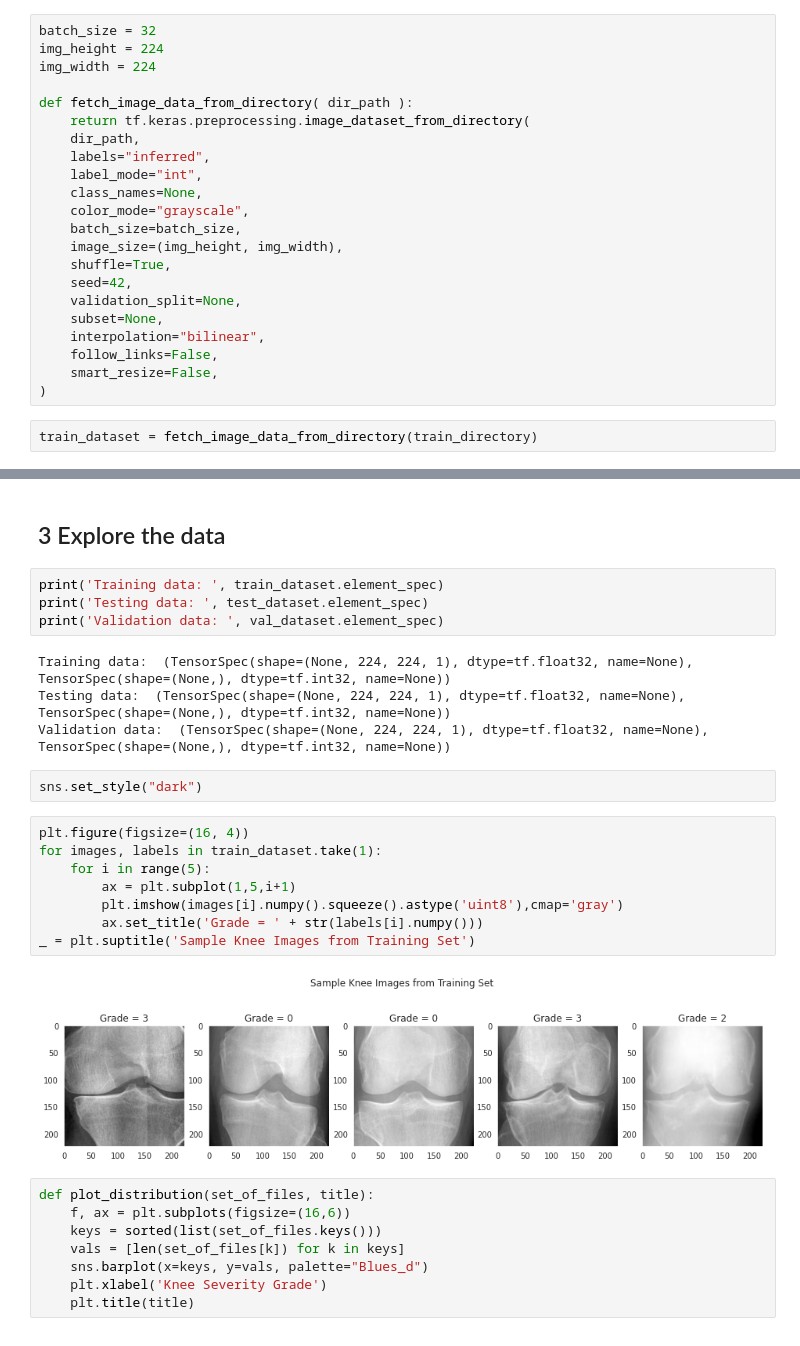
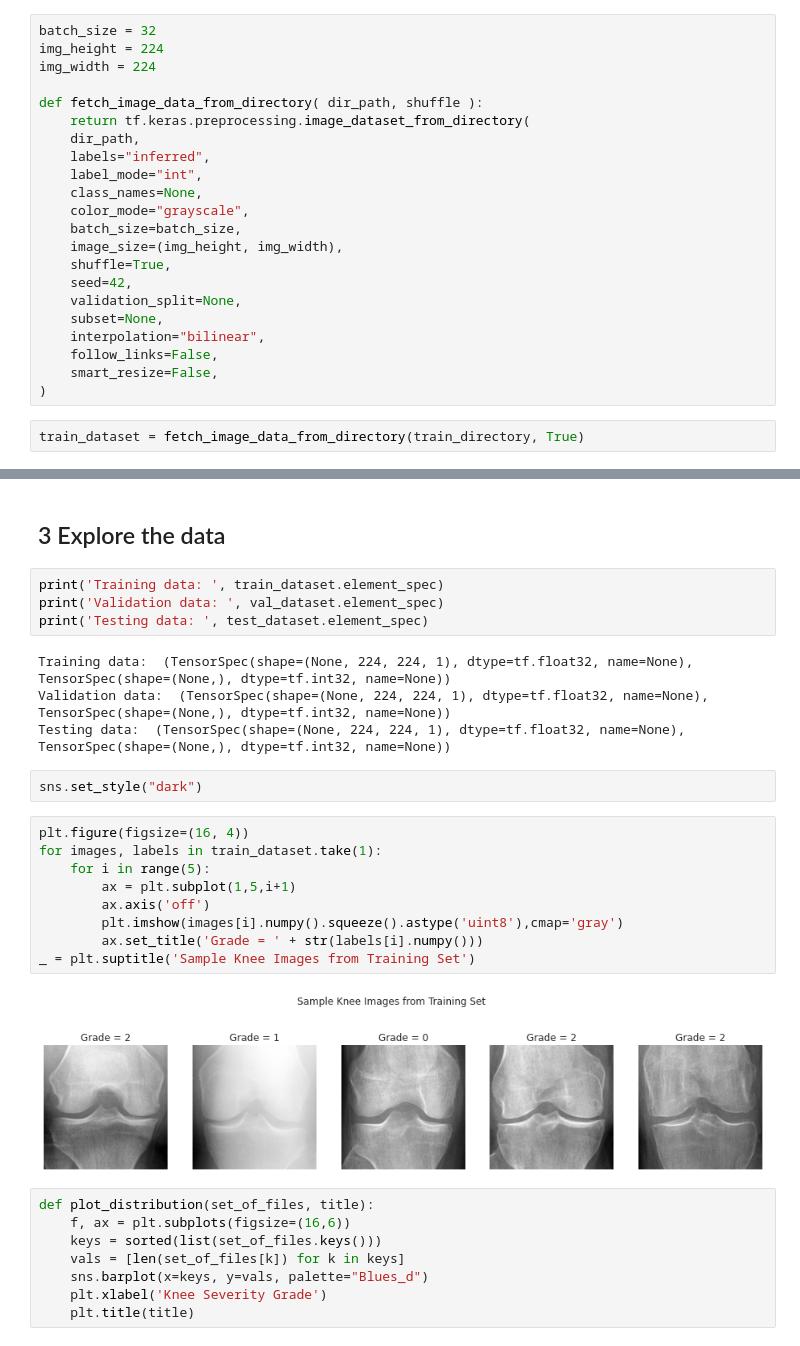
Before and after one commit to fontainelam/KneeOsteoarthritis, a Jupyter notebook: notebooks/Classifying_Knee_Images.ipynb, the cells around one changed output, grey strips where cells are left out. Cells and saved outputs as stored; diff of their text form.

```diff
--- a/notebooks/Classifying_Knee_Images.ipynb
+++ b/notebooks/Classifying_Knee_Images.ipynb
@@ -70,7 +83,7 @@ batch_size = 32
 img_height = 224
 img_width = 224
 
-def fetch_image_data_from_directory( dir_path ):
+def fetch_image_data_from_directory( dir_path, shuffle ):
     return tf.keras.preprocessing.image_dataset_from_directory(
     dir_path,
     labels="inferred",
@@ -88,6 +101,6 @@ def fetch_image_data_from_directory( dir_path ):
     smart_resize=False,
 )
 # %%
-train_dataset = fetch_image_data_from_directory(train_directory)
+train_dataset = fetch_image_data_from_directory(train_directory, True)
 # %% [output]
 Found 5778 files belonging to 5 classes.
@@ -113,24 +126,25 @@ val_files = fetch_files_from_directory(val_directory)
 ## 3 Explore the data
 # %%
 print('Training data: ', train_dataset.element_spec)
+print('Validation data: ', val_dataset.element_spec)
 print('Testing data: ', test_dataset.element_spec)
-print('Validation data: ', val_dataset.element_spec)
 # %% [output]
 Training data:  (TensorSpec(shape=(None, 224, 224, 1), dtype=tf.float32, name=None), TensorSpec(shape=(None,), dtype=tf.int32, name=None))
+Validation data:  (TensorSpec(shape=(None, 224, 224, 1), dtype=tf.float32, name=None), TensorSpec(shape=(None,), dtype=tf.int32, name=None))
 Testing data:  (TensorSpec(shape=(None, 224, 224, 1), dtype=tf.float32, name=None), TensorSpec(shape=(None,), dtype=tf.int32, name=None))
-Validation data:  (TensorSpec(shape=(None, 224, 224, 1), dtype=tf.float32, name=None), TensorSpec(shape=(None,), dtype=tf.int32, name=None))
 # %%
 sns.set_style("dark")
 # %%
 plt.figure(figsize=(16, 4))
 for images, labels in train_dataset.take(1):
     for i in range(5):
         ax = plt.subplot(1,5,i+1)
+        ax.axis('off')
         plt.imshow(images[i].numpy().squeeze().astype('uint8'),cmap='gray')
         ax.set_title('Grade = ' + str(labels[i].numpy()))
 _ = plt.suptitle('Sample Knee Images from Training Set')
 # %% [output]
-[figure, old version]
+[figure, new version]
 # %%
 def plot_distribution(set_of_files, title):
     f, ax = plt.subplots(figsize=(16,6))
```
Also changed, not shown: parts of 42 cells of this notebook.
